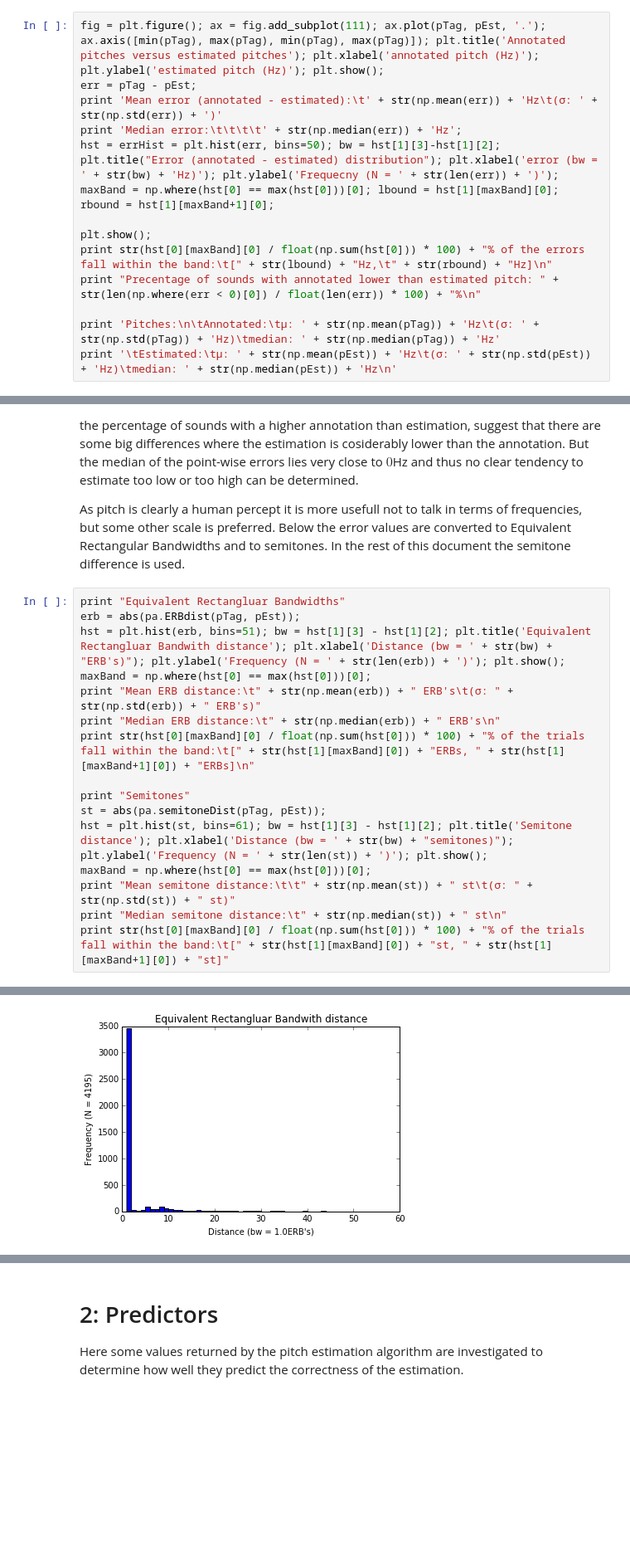
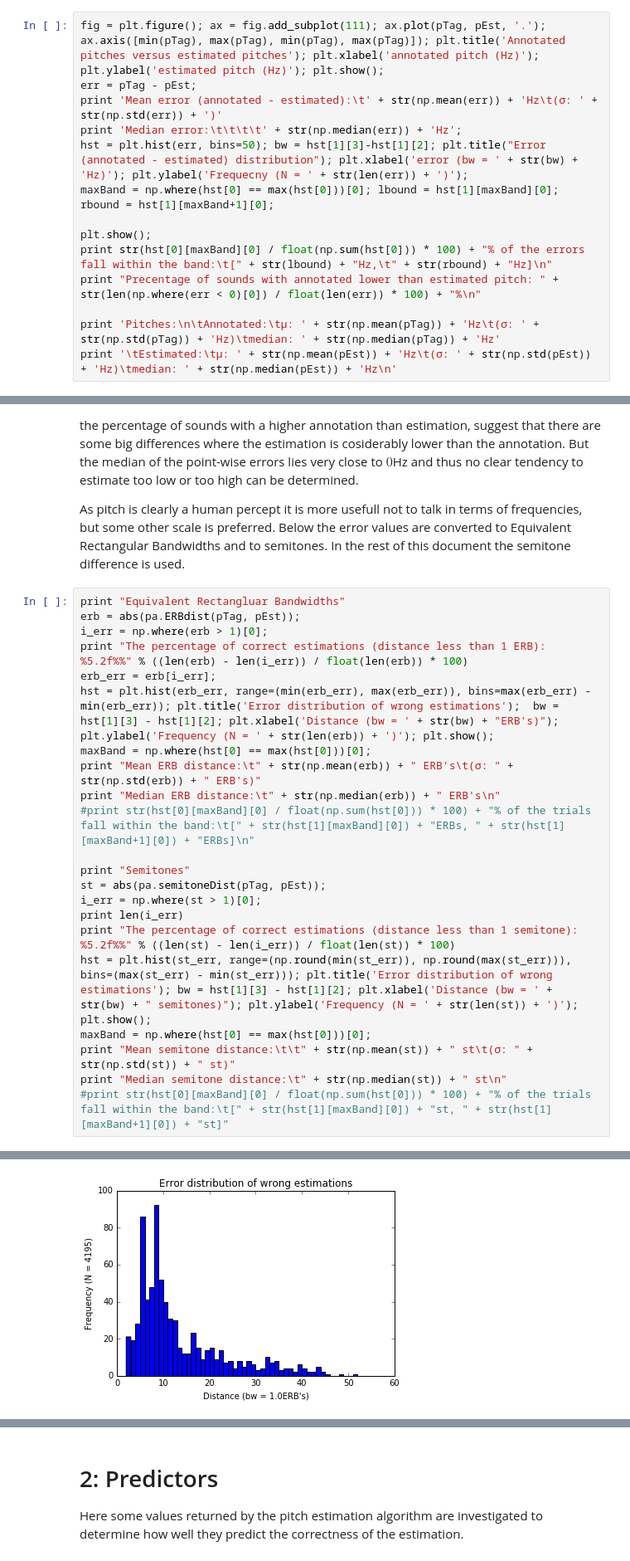
Before and after one commit to akkeh/internship, a Jupyter notebook: pitchEst/notebook/Single-note Sound Pitch Estimation.ipynb, the cells around one changed output, grey strips where cells are left out. Shown at 83% size. Cells and saved outputs as stored; diff of their text form; blank space fills up the shorter version.

Commit message:
Updating graphs, and adding octave error prediction

```diff
--- a/pitchEst/notebook/Single-note Sound Pitch Estimation.ipynb
+++ b/pitchEst/notebook/Single-note Sound Pitch Estimation.ipynb
@@ -156,7 +119,7 @@ fig = plt.figure(); ax = fig.add_subplot(111); ax.plot(pTag, pEst, '.'); ax.axis
 err = pTag - pEst;
 print 'Mean error (annotated - estimated):\t' + str(np.mean(err)) + 'Hz\t(σ: ' + str(np.std(err)) + ')'
 print 'Median error:\t\t\t\t' + str(np.median(err)) + 'Hz';
-hst = errHist = plt.hist(err, bins=50); bw = hst[1][3]-hst[1][2]; plt.title("Error (annotated - estimated) distribution"); plt.xlabel('error (bw = ' + str(bw) + 'Hz)'); plt.ylabel('Frequecny (N = ' + str(len(err)) + ')');
+hst = plt.hist(err, bins=50); bw = hst[1][3]-hst[1][2]; plt.title("Error (annotated - estimated) distribution"); plt.xlabel('error (bw = ' + str(bw) + 'Hz)'); plt.ylabel('Frequecny (N = ' + str(len(err)) + ')');
 maxBand = np.where(hst[0] == max(hst[0]))[0]; lbound = hst[1][maxBand][0]; rbound = hst[1][maxBand+1][0];
 
 plt.show();
@@ -184,18 +147,24 @@ As pitch is clearly a human percept it is more usefull not to talk in terms of f
 # %%
 print "Equivalent Rectangluar Bandwidths"
 erb = abs(pa.ERBdist(pTag, pEst));
-hst = plt.hist(erb, bins=51); bw = hst[1][3] - hst[1][2]; plt.title('Equivalent Rectangluar Bandwith distance'); plt.xlabel('Distance (bw = ' + str(bw) + "ERB's)"); plt.ylabel('Frequency (N = ' + str(len(erb)) + ')'); plt.show();
+i_err = np.where(erb > 1)[0];
+print "The percentage of correct estimations (distance less than 1 ERB): %5.2f%%" % ((len(erb) - len(i_err)) / float(len(erb)) * 100)
+erb_err = erb[i_err];
+hst = plt.hist(erb_err, range=(min(erb_err), max(erb_err)), bins=max(erb_err) - min(erb_err)); plt.title('Error distribution of wrong estimations');  bw = hst[1][3] - hst[1][2]; plt.xlabel('Distance (bw = ' + str(bw) + "ERB's)"); plt.ylabel('Frequency (N = ' + str(len(erb)) + ')'); plt.show();
 maxBand = np.where(hst[0] == max(hst[0]))[0];
 print "Mean ERB distance:\t" + str(np.mean(erb)) + " ERB's\t(σ: " + str(np.std(erb)) + " ERB's)"
 print "Median ERB distance:\t" + str(np.median(erb)) + " ERB's\n"
-print str(hst[0][maxBand][0] / float(np.sum(hst[0])) * 100) + "% of the trials fall within the band:\t[" + str(hst[1][maxBand][0]) + "ERBs, " + str(hst[1][maxBand+1][0]) + "ERBs]\n"
+#print str(hst[0][maxBand][0] / float(np.sum(hst[0])) * 100) + "% of the trials fall within the band:\t[" + str(hst[1][maxBand][0]) + "ERBs, " + str(hst[1][maxBand+1][0]) + "ERBs]\n"
 
 print "Semitones"
 st = abs(pa.semitoneDist(pTag, pEst));
-hst = plt.hist(st, bins=61); bw = hst[1][3] - hst[1][2]; plt.title('Semitone distance'); plt.xlabel('Distance (bw = ' + str(bw) + "semitones)"); plt.ylabel('Frequency (N = ' + str(len(st)) + ')'); plt.show();
+i_err = np.where(st > 1)[0];
+print len(i_err)
+print "The percentage of correct estimations (distance less than 1 semitone): %5.2f%%" % ((len(st) - len(i_err)) / float(len(st)) * 100)
+hst = plt.hist(st_err, range=(np.round(min(st_err)), np.round(max(st_err))), bins=(max(st_err) - min(st_err))); plt.title('Error distribution of wrong estimations'); bw = hst[1][3] - hst[1][2]; plt.xlabel('Distance (bw = ' + str(bw) + " semitones)"); plt.ylabel('Frequency (N = ' + str(len(st)) + ')'); plt.show();
 maxBand = np.where(hst[0] == max(hst[0]))[0];
 print "Mean semitone distance:\t\t" + str(np.mean(st)) + " st\t(σ: " + str(np.std(st)) + " st)"
 print "Median semitone distance:\t" + str(np.median(st)) + " st\n"
-print str(hst[0][maxBand][0] / float(np.sum(hst[0])) * 100) + "% of the trials fall within the band:\t[" + str(hst[1][maxBand][0]) + "st, " + str(hst[1][maxBand+1][0]) + "st]"
+#print str(hst[0][maxBand][0] / float(np.sum(hst[0])) * 100) + "% of the trials fall within the band:\t[" + str(hst[1][maxBand][0]) + "st, " + str(hst[1][maxBand+1][0]) + "st]"
 # %% [output]
 Equivalent Rectangluar Bandwidths
@@ -202,4 +172,4 @@ Equivalent Rectangluar Bandwidths
-[figure, old version]
+[figure, new version]
 Mean ERB distance:      3.11918951132 ERB's     (σ: 6.14955457837 ERB's)
 Median ERB distance:    1.0 ERB's
 
```
Also changed, not shown: parts of 21 cells of this notebook, 1 other file.
